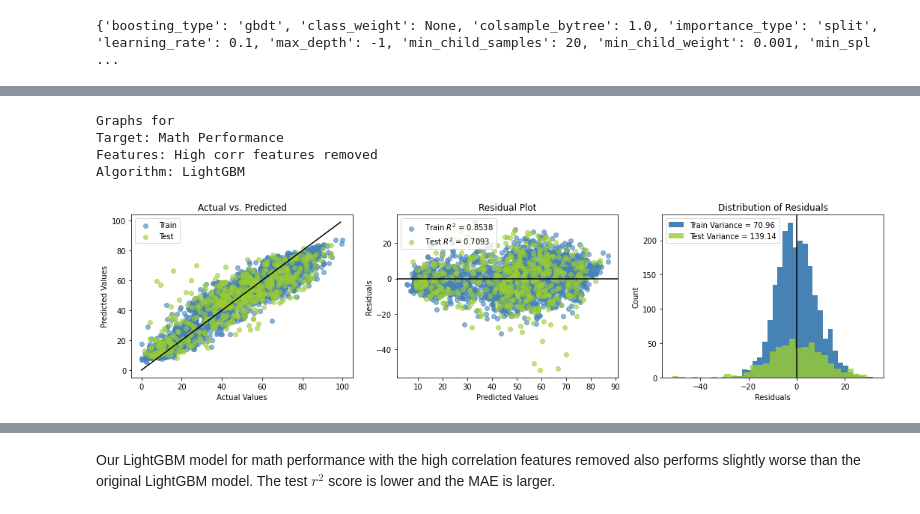
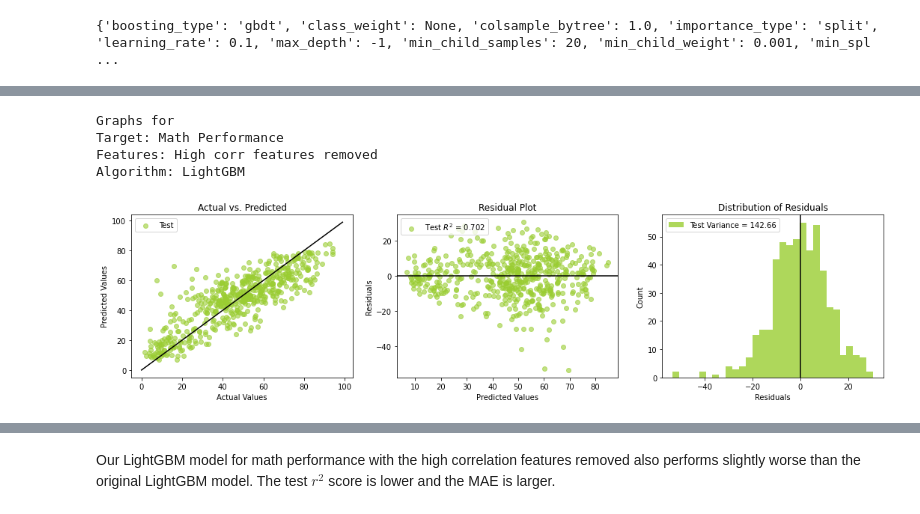
Before and after one commit to cchung106/Capstone-Three, a Jupyter notebook: Notebooks/04_modeling_pt1.ipynb, the cells around one changed output, grey strips where cells are left out. Cells and saved outputs as stored; diff of their text form; code cells hidden in the pictures.

```diff
--- a/Notebooks/04_modeling_pt1.ipynb
+++ b/Notebooks/04_modeling_pt1.ipynb
@@ -862,7 +858,7 @@ print(lg_math.get_params())
 # Instantiate a k-fold CV random search object
 rand_lg_math = RandomizedSearchCV(estimator=lg_math,
                                  param_distributions=params_lg,
-                                 n_iter = 200,
+                                 n_iter = 100,
                                  scoring=scoring,
                                  cv=3,
                                  verbose=1,
@@ -948,7 +944,7 @@ print(xg_math.get_params())
 # Instantiate a k-fold CV random search object
 rand_xg_math = RandomizedSearchCV(estimator=xg_math,
                                  param_distributions=params_xg,
-                                 n_iter = 200,
+                                 n_iter = 100,
                                  scoring=scoring,
                                  cv=3,
                                  verbose=1,
@@ -1040,7 +1034,7 @@ print(rf_math2.get_params())
 # Instantiate a k-fold CV random search object
 rand_rf_math2 = RandomizedSearchCV(estimator=rf_math2,
                                    param_distributions=params_rf,
-                                   n_iter = 200,
+                                   n_iter = 100,
                                    scoring=scoring,
                                    cv=3,
                                    verbose=1,
@@ -1130,7 +1124,7 @@ print(lg_math2.get_params())
 # Instantiate a k-fold CV random search object
 rand_lg_math2 = RandomizedSearchCV(estimator=lg_math2,
                                  param_distributions=params_lg,
-                                 n_iter = 200,
+                                 n_iter = 100,
                                  scoring=scoring,
                                  cv=3,
                                  verbose=1,
@@ -1160,18 +1154,18 @@ math2_test_pred_lg = best_lg_math2.predict(X_test2)
 # %%
 #Graph results
 graph_residuals('Math',
                 'High corr features removed',
                 'LightGBM',
-                math_train,
-                math2_train_pred_lg,
+                #math_train,
+                #math2_train_pred_lg,
                 math_test,
                 math2_test_pred_lg)
 # %% [output]
 Graphs for
 Target: Math Performance
 Features: High corr features removed
 Algorithm: LightGBM
-[figure, old version]
+[figure, new version]
 # %%
 add_metrics('Math',
             'High corr features removed',
```
Also changed, not shown: parts of 110 cells of this notebook.
